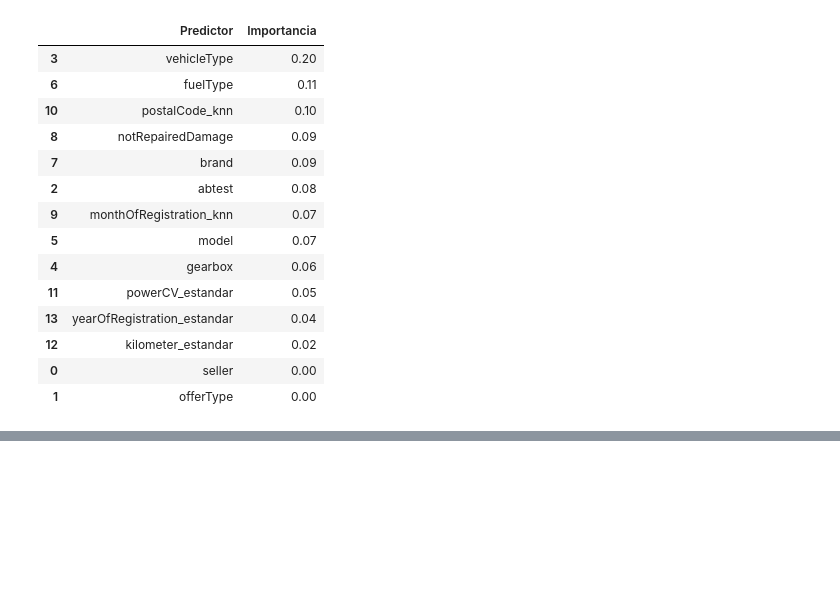
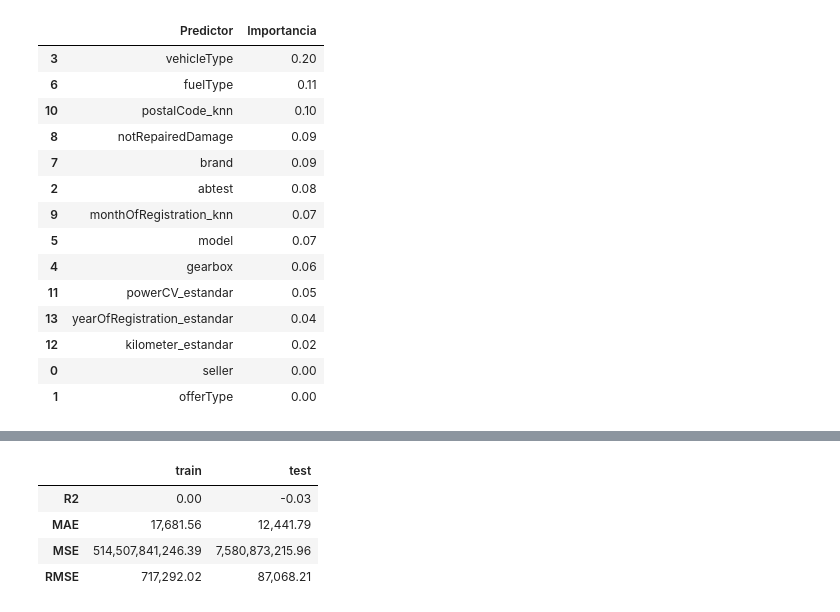
Before and after one commit to santiagorodriguez-dev/laboratorio-modulo8-leccion02-completo, a Jupyter notebook: notebooks/laboratorio-modulo8-leccion02-completo-v1.ipynb, the cells around one changed output, grey strips where cells are left out. Cells and saved outputs as stored; diff of their text form; code cells hidden in the pictures; blank space fills up the shorter version.

```diff
--- a/notebooks/laboratorio-modulo8-leccion02-completo-v1.ipynb
+++ b/notebooks/laboratorio-modulo8-leccion02-completo-v1.ipynb
@@ -219,0 +237,8 @@ analisis_xgboost.importancia_predictores("xgboost")
+# %%
+analisis_regresion.calcular_metricas("regresion")
+# %% [output]
+|  | train | test |
+| R2 | 0.00 | -0.03 |
+| MAE | 17,681.56 | 12,441.79 |
+| MSE | 514,507,841,246.39 | 7,580,873,215.96 |
+| RMSE | 717,292.02 | 87,068.21 |
```
Also changed, not shown: parts of 1 cell of this notebook.
